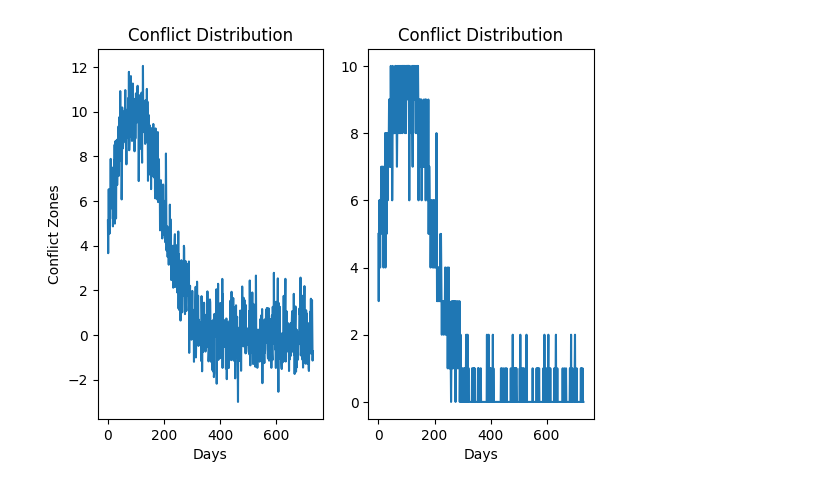
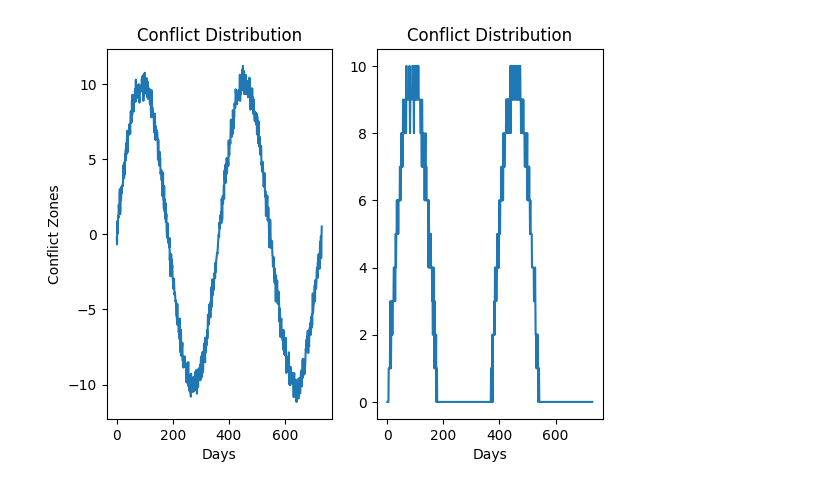
Before and after one commit to mzrghorbani/Snippets, a Jupyter notebook: snippets.ipynb, the cells around one changed output. Drawn from its saved outputs; the diff is of its cells as text; code cells hidden in the pictures.

```diff
--- a/snippets.ipynb
+++ b/snippets.ipynb
@@ -555,7 +571,7 @@ df = pd.read_csv("modified-conflicts.csv")
 x = np.linspace(0, 731, num=732)
 
 # Compute y-axis values using the custom distribution function
-y = custom_distribution1(x)
+y = custom_distribution7(x)
 
 # Create subplots
 fig, (ax1, ax2) = plt.subplots(1, 2)
@@ -575,31 +591,31 @@ for _, row in df.iterrows():
     row = row.values
     if y_index >= len(y):
         break
 
     number = y[y_index]
     y_index += 1
     assigned_count = 0
     for i in range(1, len(row)):
         if assigned_count < number:
             row[i] = 1
             assigned_count += 1
         else:
             break
 
     modified_rows.append(row)
 
 # Create modified DataFrame
 modified_df = pd.DataFrame(modified_rows, columns=df.columns)
 
 # Compute the sum of each row (excluding the '#Days' column)
 sum_values = modified_df.iloc[:, 1:].sum(axis=1)
 
 # Plot the summed values
 ax2.plot(x, sum_values)
 ax2.set_title('Conflict Distribution')
 ax2.set_xlabel('Days')
 
 # Write the modified DataFrame to the CSV file
 modified_df.to_csv('modified-conflicts.csv', index=False)
 # %% [output]
-[figure, old version]
+[figure, new version]
```
Also changed, not shown: parts of 4 cells of this notebook, 6 other files.
